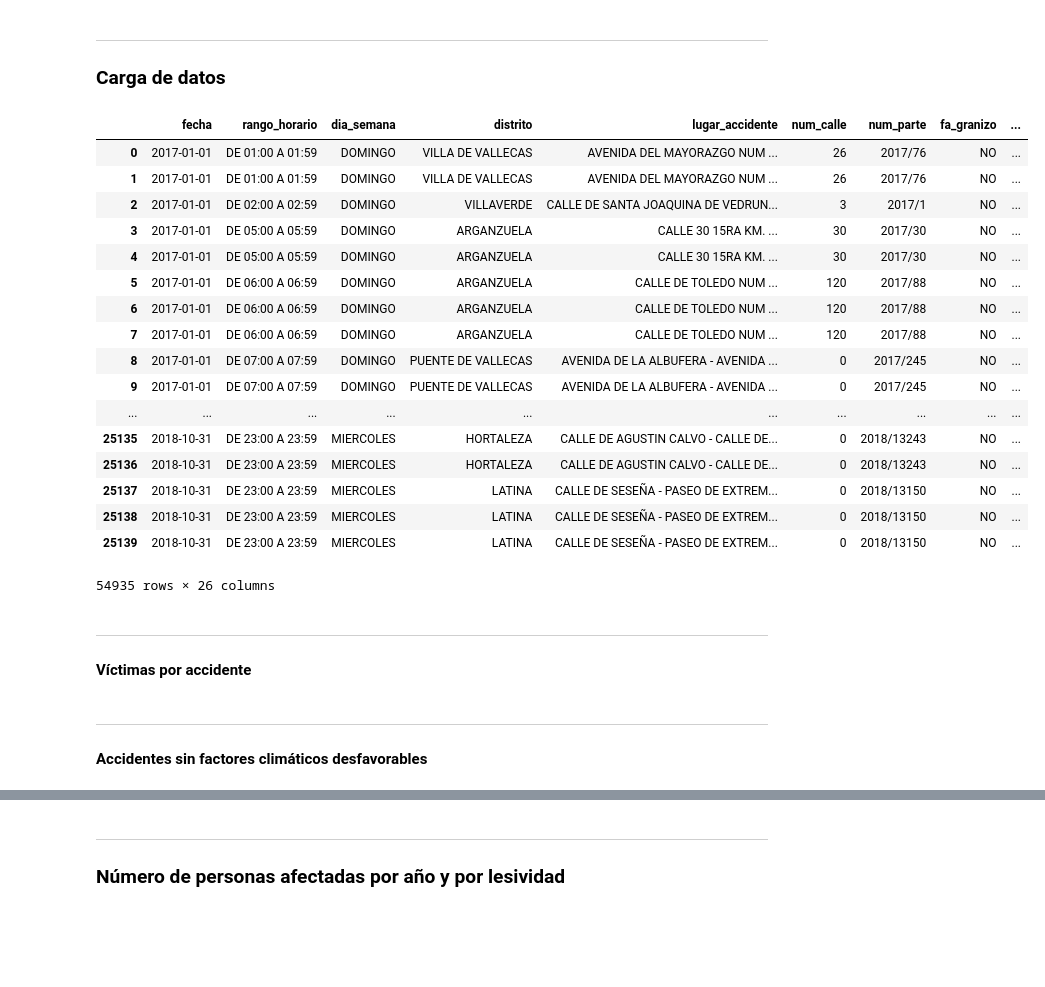
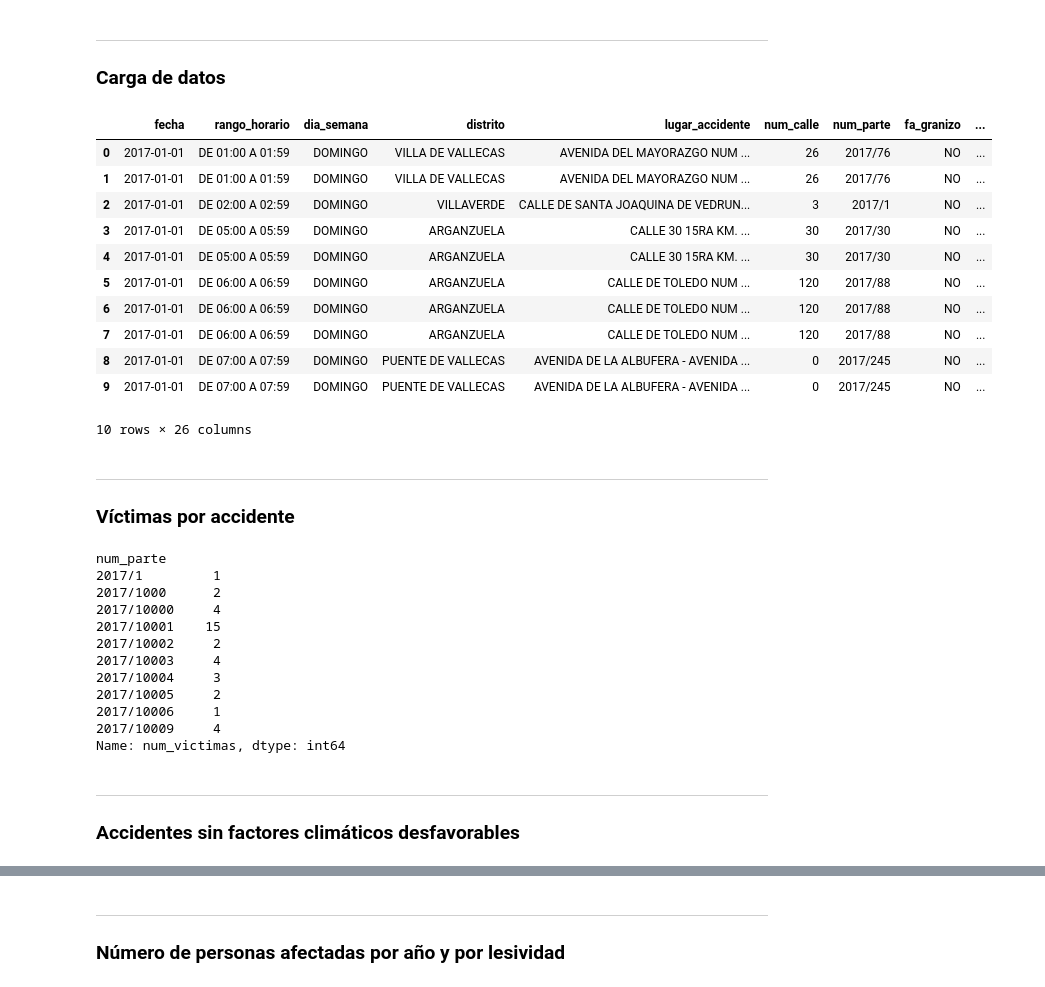
Before and after one commit to nelsonsaturno/practica_analitica, a Jupyter notebook: accidentes_madrid.ipynb, the cells around one changed output, grey strips where cells are left out. Cells and saved outputs as stored; diff of their text form; code cells hidden in the pictures; blank space fills up the shorter version.

```diff
--- a/accidentes_madrid.ipynb
+++ b/accidentes_madrid.ipynb
@@ -57,61 +57,69 @@ new_names = [
 
 # Datos para 2017
 df_accidents_2017 = pd.read_excel(
     'https://datos.madrid.es/egob/catalogo/300228-1-accidentes-trafico-detalle.xlsx',
     skiprows=0, names=new_names
 )
 
 # Datos para 2018
 df_accidents_2018 = pd.read_excel(
     'https://datos.madrid.es/egob/catalogo/300228-0-accidentes-trafico-detalle.xlsx',
     skiprows=0, names=new_names
 )
 
 # Unión de datos 2017-2018
 df_all_accidents = pd.concat([df_accidents_2017, df_accidents_2018], sort=False)
 
 #Limpiezas
-df_all_accidents['tramo_edad']=df_all_accidents['tramo_edad'].str.replace('DE 6 A 9 AÑOS','DE 06 A 9 AÑOS')
-df_all_accidents['tipo_accidente']=df_all_accidents['tipo_accidente'].str.strip()
-df_all_accidents['tipo_vehiculo']=df_all_accidents['tipo_vehiculo'].str.strip()
-df_all_accidents['rango_horario']=df_all_accidents['rango_horario'].str.replace(' 1:',' 01:')
-df_all_accidents['rango_horario']=df_all_accidents['rango_horario'].str.replace(' 2:',' 02:')
-df_all_accidents['rango_horario']=df_all_accidents['rango_horario'].str.replace(' 3:',' 03:')
-df_all_accidents['rango_horario']=df_all_accidents['rango_horario'].str.replace(' 4:',' 04:')
-df_all_accidents['rango_horario']=df_all_accidents['rango_horario'].str.replace(' 5:',' 05:')
-df_all_accidents['rango_horario']=df_all_accidents['rango_horario'].str.replace(' 6:',' 06:')
-df_all_accidents['rango_horario']=df_all_accidents['rango_horario'].str.replace(' 7:',' 07:')
-df_all_accidents['rango_horario']=df_all_accidents['rango_horario'].str.replace(' 8:',' 08:')
-df_all_accidents['rango_horario']=df_all_accidents['rango_horario'].str.replace(' 9:',' 09:')
+df_all_accidents['tramo_edad'] = df_all_accidents['tramo_edad'].str.replace('DE 6 A 9 AÑOS','DE 06 A 9 AÑOS')
+df_all_accidents['tipo_accidente'] = df_all_accidents['tipo_accidente'].str.strip()
+df_all_accidents['tipo_vehiculo'] = df_all_accidents['tipo_vehiculo'].str.strip()
+df_all_accidents['rango_horario'] = df_all_accidents['rango_horario'].str.replace(' 1:',' 01:')
+df_all_accidents['rango_horario'] = df_all_accidents['rango_horario'].str.replace(' 2:',' 02:')
+df_all_accidents['rango_horario'] = df_all_accidents['rango_horario'].str.replace(' 3:',' 03:')
+df_all_accidents['rango_horario'] = df_all_accidents['rango_horario'].str.replace(' 4:',' 04:')
+df_all_accidents['rango_horario'] = df_all_accidents['rango_horario'].str.replace(' 5:',' 05:')
+df_all_accidents['rango_horario'] = df_all_accidents['rango_horario'].str.replace(' 6:',' 06:')
+df_all_accidents['rango_horario'] = df_all_accidents['rango_horario'].str.replace(' 7:',' 07:')
+df_all_accidents['rango_horario'] = df_all_accidents['rango_horario'].str.replace(' 8:',' 08:')
+df_all_accidents['rango_horario'] = df_all_accidents['rango_horario'].str.replace(' 9:',' 09:')
 
-df_all_accidents
+df_all_accidents.head(10)
 # %% [output]
 |  | fecha | rango_horario | dia_semana | distrito | lugar_accidente | num_calle | num_parte | fa_granizo | ... |
 | 0 | 2017-01-01 | DE 01:00 A 01:59 | DOMINGO | VILLA DE VALLECAS | AVENIDA DEL MAYORAZGO NUM ... | 26 | 2017/76 | NO | ... |
 | 1 | 2017-01-01 | DE 01:00 A 01:59 | DOMINGO | VILLA DE VALLECAS | AVENIDA DEL MAYORAZGO NUM ... | 26 | 2017/76 | NO | ... |
 | 2 | 2017-01-01 | DE 02:00 A 02:59 | DOMINGO | VILLAVERDE | CALLE DE SANTA JOAQUINA DE VEDRUN... | 3 | 2017/1 | NO | ... |
 | 3 | 2017-01-01 | DE 05:00 A 05:59 | DOMINGO | ARGANZUELA | CALLE 30 15RA KM. ... | 30 | 2017/30 | NO | ... |
 | 4 | 2017-01-01 | DE 05:00 A 05:59 | DOMINGO | ARGANZUELA | CALLE 30 15RA KM. ... | 30 | 2017/30 | NO | ... |
 | 5 | 2017-01-01 | DE 06:00 A 06:59 | DOMINGO | ARGANZUELA | CALLE DE TOLEDO NUM ... | 120 | 2017/88 | NO | ... |
 | 6 | 2017-01-01 | DE 06:00 A 06:59 | DOMINGO | ARGANZUELA | CALLE DE TOLEDO NUM ... | 120 | 2017/88 | NO | ... |
 | 7 | 2017-01-01 | DE 06:00 A 06:59 | DOMINGO | ARGANZUELA | CALLE DE TOLEDO NUM ... | 120 | 2017/88 | NO | ... |
 | 8 | 2017-01-01 | DE 07:00 A 07:59 | DOMINGO | PUENTE DE VALLECAS | AVENIDA DE LA ALBUFERA - AVENIDA ... | 0 | 2017/245 | NO | ... |
 | 9 | 2017-01-01 | DE 07:00 A 07:59 | DOMINGO | PUENTE DE VALLECAS | AVENIDA DE LA ALBUFERA - AVENIDA ... | 0 | 2017/245 | NO | ... |
-| ... | ... | ... | ... | ... | ... | ... | ... | ... | ... |
-| 25135 | 2018-10-31 | DE 23:00 A 23:59 | MIERCOLES | HORTALEZA | CALLE DE AGUSTIN CALVO - CALLE DE... | 0 | 2018/13243 | NO | ... |
-| 25136 | 2018-10-31 | DE 23:00 A 23:59 | MIERCOLES | HORTALEZA | CALLE DE AGUSTIN CALVO - CALLE DE... | 0 | 2018/13243 | NO | ... |
-| 25137 | 2018-10-31 | DE 23:00 A 23:59 | MIERCOLES | LATINA | CALLE DE SESEÑA - PASEO DE EXTREM... | 0 | 2018/13150 | NO | ... |
-| 25138 | 2018-10-31 | DE 23:00 A 23:59 | MIERCOLES | LATINA | CALLE DE SESEÑA - PASEO DE EXTREM... | 0 | 2018/13150 | NO | ... |
-| 25139 | 2018-10-31 | DE 23:00 A 23:59 | MIERCOLES | LATINA | CALLE DE SESEÑA - PASEO DE EXTREM... | 0 | 2018/13150 | NO | ... |
-54935 rows × 26 columns
+10 rows × 26 columns
 # %% [markdown]
 ---
-#### Víctimas por accidente
+### Víctimas por accidente
 # %%
 s_num_victims_by_accident = df_all_accidents.groupby(['num_parte'])['num_victimas'].sum()
+s_num_victims_by_accident.head(10)
+# %% [output]
+num_parte
+2017/1         1
+2017/1000      2
+2017/10000     4
+2017/10001    15
+2017/10002     2
+2017/10003     4
+2017/10004     3
+2017/10005     2
+2017/10006     1
+2017/10009     4
+Name: num_victimas, dtype: int64
 # %% [markdown]
 ---
-#### Accidentes sin factores climáticos desfavorables
+### Accidentes sin factores climáticos desfavorables
 # %%
 df_best_weather = df_all_accidents[
     (df_all_accidents['sv_seca_limpia'] == 'SI') & (df_all_accidents['fa_seco'] == 'SI')
```
Also changed, not shown: parts of 20 cells of this notebook, 1 other file.
